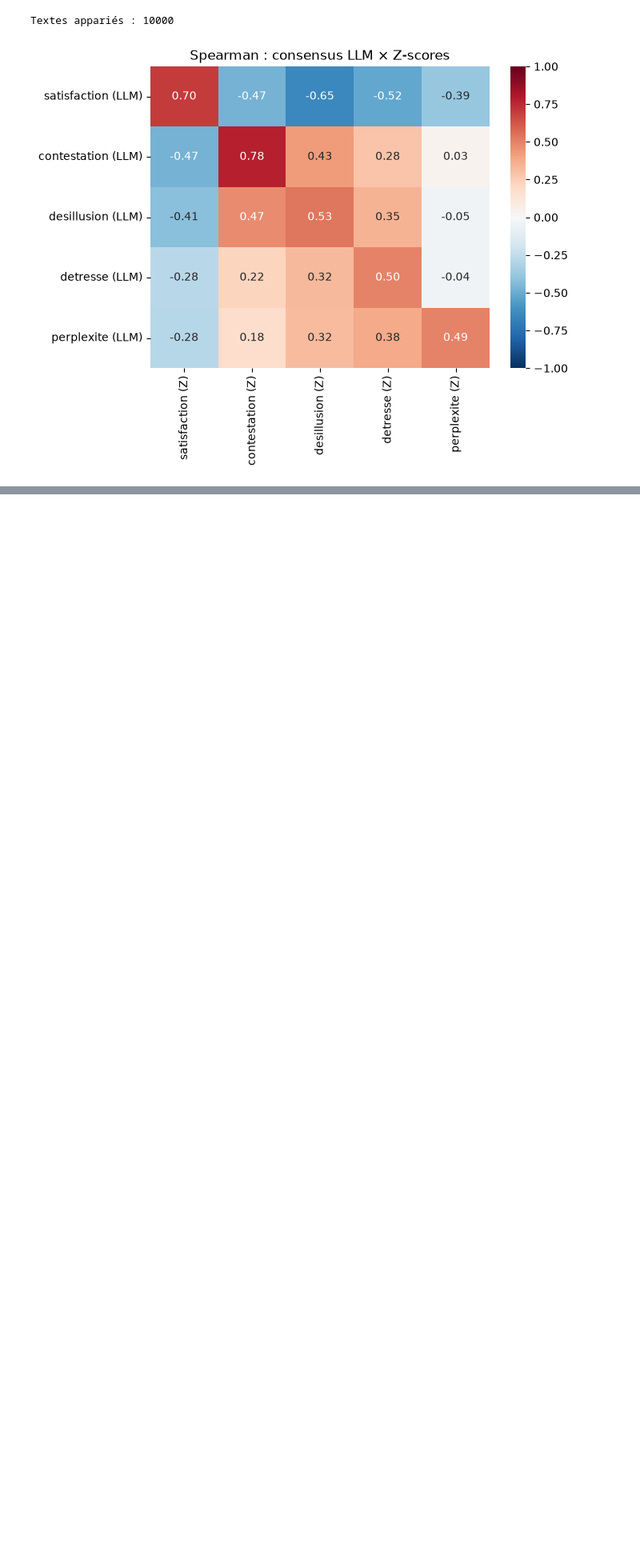
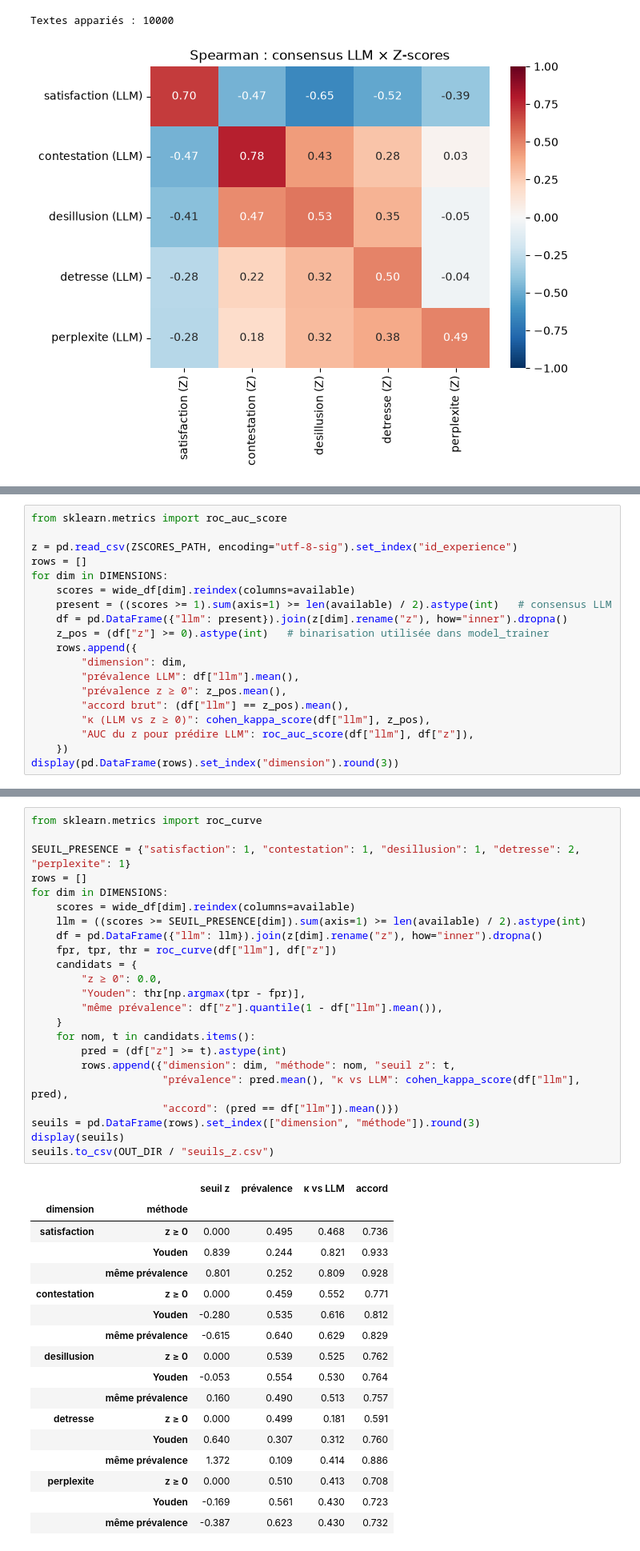
Before and after one commit to benji-64/Model_emotions, a Jupyter notebook: notebooks/llm_annotation.ipynb, the cells around one changed output, grey strips where cells are left out. Shown at 80% size. Cells and saved outputs as stored; diff of their text form; blank space fills up the shorter version.

```diff
--- a/notebooks/llm_annotation.ipynb
+++ b/notebooks/llm_annotation.ipynb
@@ -677,0 +733,19 @@ Textes appariés : 10000
+# %%
+from sklearn.metrics import roc_auc_score
+
+z = pd.read_csv(ZSCORES_PATH, encoding="utf-8-sig").set_index("id_experience")
+rows = []
+for dim in DIMENSIONS:
+    scores = wide_df[dim].reindex(columns=available)
+    present = ((scores >= 1).sum(axis=1) >= len(available) / 2).astype(int)   # consensus LLM
+    df = pd.DataFrame({"llm": present}).join(z[dim].rename("z"), how="inner").dropna()
+    z_pos = (df["z"] >= 0).astype(int)   # binarisation utilisée dans model_trainer
+    rows.append({
+        "dimension": dim,
+        "prévalence LLM": df["llm"].mean(),
+        "prévalence z ≥ 0": z_pos.mean(),
+        "accord brut": (df["llm"] == z_pos).mean(),
+        "κ (LLM vs z ≥ 0)": cohen_kappa_score(df["llm"], z_pos),
+        "AUC du z pour prédire LLM": roc_auc_score(df["llm"], df["z"]),
+    })
+display(pd.DataFrame(rows).set_index("dimension").round(3))
@@ -677,0 +762,41 @@ Textes appariés : 10000
+# %%
+from sklearn.metrics import roc_curve
+
+SEUIL_PRESENCE = {"satisfaction": 1, "contestation": 1, "desillusion": 1, "detresse": 2, "perplexite": 1}
+rows = []
+for dim in DIMENSIONS:
+    scores = wide_df[dim].reindex(columns=available)
+    llm = ((scores >= SEUIL_PRESENCE[dim]).sum(axis=1) >= len(available) / 2).astype(int)
+    df = pd.DataFrame({"llm": llm}).join(z[dim].rename("z"), how="inner").dropna()
+    fpr, tpr, thr = roc_curve(df["llm"], df["z"])
+    candidats = {
+        "z ≥ 0": 0.0,
+        "Youden": thr[np.argmax(tpr - fpr)],
+        "même prévalence": df["z"].quantile(1 - df["llm"].mean()),
+    }
+    for nom, t in candidats.items():
+        pred = (df["z"] >= t).astype(int)
+        rows.append({"dimension": dim, "méthode": nom, "seuil z": t,
+                     "prévalence": pred.mean(), "κ vs LLM": cohen_kappa_score(df["llm"], pred),
+                     "accord": (pred == df["llm"]).mean()})
+seuils = pd.DataFrame(rows).set_index(["dimension", "méthode"]).round(3)
+display(seuils)
+seuils.to_csv(OUT_DIR / "seuils_z.csv")
+# %% [output]
+|  |  | seuil z | prévalence | κ vs LLM | accord |
+| dimension | méthode |  |  |  |  |
+| satisfaction | z ≥ 0 | 0.000 | 0.495 | 0.468 | 0.736 |
+|  | Youden | 0.839 | 0.244 | 0.821 | 0.933 |
+|  | même prévalence | 0.801 | 0.252 | 0.809 | 0.928 |
+| contestation | z ≥ 0 | 0.000 | 0.459 | 0.552 | 0.771 |
+|  | Youden | -0.280 | 0.535 | 0.616 | 0.812 |
+|  | même prévalence | -0.615 | 0.640 | 0.629 | 0.829 |
+| desillusion | z ≥ 0 | 0.000 | 0.539 | 0.525 | 0.762 |
+|  | Youden | -0.053 | 0.554 | 0.530 | 0.764 |
+|  | même prévalence | 0.160 | 0.490 | 0.513 | 0.757 |
+| detresse | z ≥ 0 | 0.000 | 0.499 | 0.181 | 0.591 |
+|  | Youden | 0.640 | 0.307 | 0.312 | 0.760 |
+|  | même prévalence | 1.372 | 0.109 | 0.414 | 0.886 |
+| perplexite | z ≥ 0 | 0.000 | 0.510 | 0.413 | 0.708 |
+|  | Youden | -0.169 | 0.561 | 0.430 | 0.723 |
+|  | même prévalence | -0.387 | 0.623 | 0.430 | 0.732 |
```
Also changed, not shown: parts of 5 cells of this notebook.
